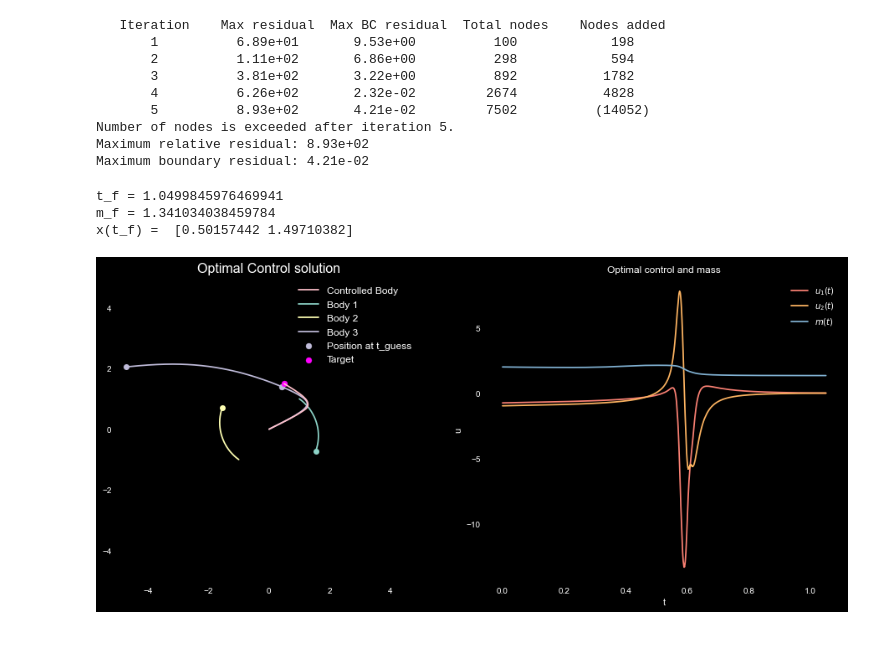
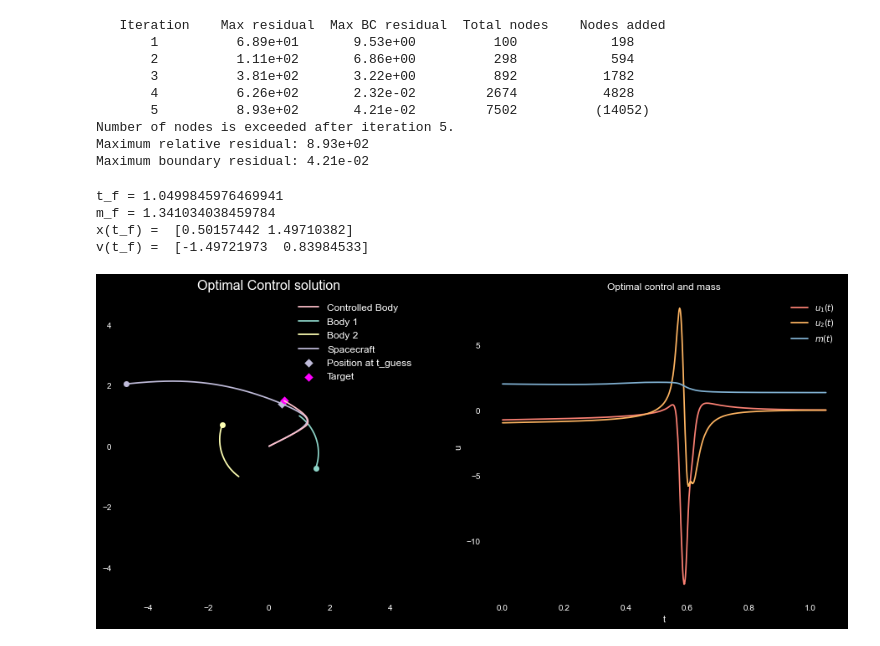
Before and after one commit to samcochran/optimal-spacecraft-control, a Jupyter notebook: Code/optimal_euclidean.ipynb, the cells around one changed output. Drawn from its saved outputs; the diff is of its cells as text; code cells hidden in the pictures.

```diff
--- a/Code/optimal_euclidean.ipynb
+++ b/Code/optimal_euclidean.ipynb
@@ -62,35 +55,11 @@ sol2, u = solve_optimal_euclidean(sol, masses[:-1], x0, v0, m0, target, delta=10
 Number of nodes is exceeded after iteration 5.
 Maximum relative residual: 8.93e+02
 Maximum boundary residual: 4.21e-02
-# %%
-print("t_f =", sol2.p[0])
-print("m_f =", sol2.y[4,-1])
-print("x(t_f) = ", sol2.y[:2, -1])
-
-fig, axs = plt.subplots(1,2, figsize=(13, 6))
-ax1, ax2 = axs
-
-ax1.plot(sol2.y[0], sol2.y[1], color = 'pink', zorder=10, label="Controlled Body")
-ax1.scatter(*pos_guess, color="C2", marker='o', label="Position at t_guess", zorder=5)
-ax1.scatter(*target, color="magenta", marker='o', label="Target", zorder=6)
-plot_nbody(sol.y, "Optimal Control solution", ax=ax1)
-
-#Plot optimal control over time
-u1, u2 = u
-t  = sol2.p[0]*sol2.x
-ax2.plot(t, u1, c='C3', label="$u_1(t)$")
-ax2.plot(t, u2, c='C5', label="$u_2(t)$")
-ax2.plot(t, sol2.y[4], c='C4', label="$m(t)$")
-ax2.set_xlabel("t")
-ax2.set_ylabel("u")
-ax2.legend()
-ax2.grid() #remove grid
-ax2.set_title("Optimal control and mass")
-
-plt.tight_layout()
-plt.show()
-# %% [output]
-t_f = 1.0499845976469941
-m_f = 1.341034038459784
-x(t_f) =  [0.50157442 1.49710382]
-[figure, removed]
+# %%
+plot_control(sol, sol2, u, pos_guess, target)
+# %% [output]
+t_f = 1.0499845976469941
+m_f = 1.341034038459784
+x(t_f) =  [0.50157442 1.49710382]
+v(t_f) =  [-1.49721973  0.83984533]
+[figure, added]
```
Also changed, not shown: parts of 7 cells of this notebook, 1 other file.
